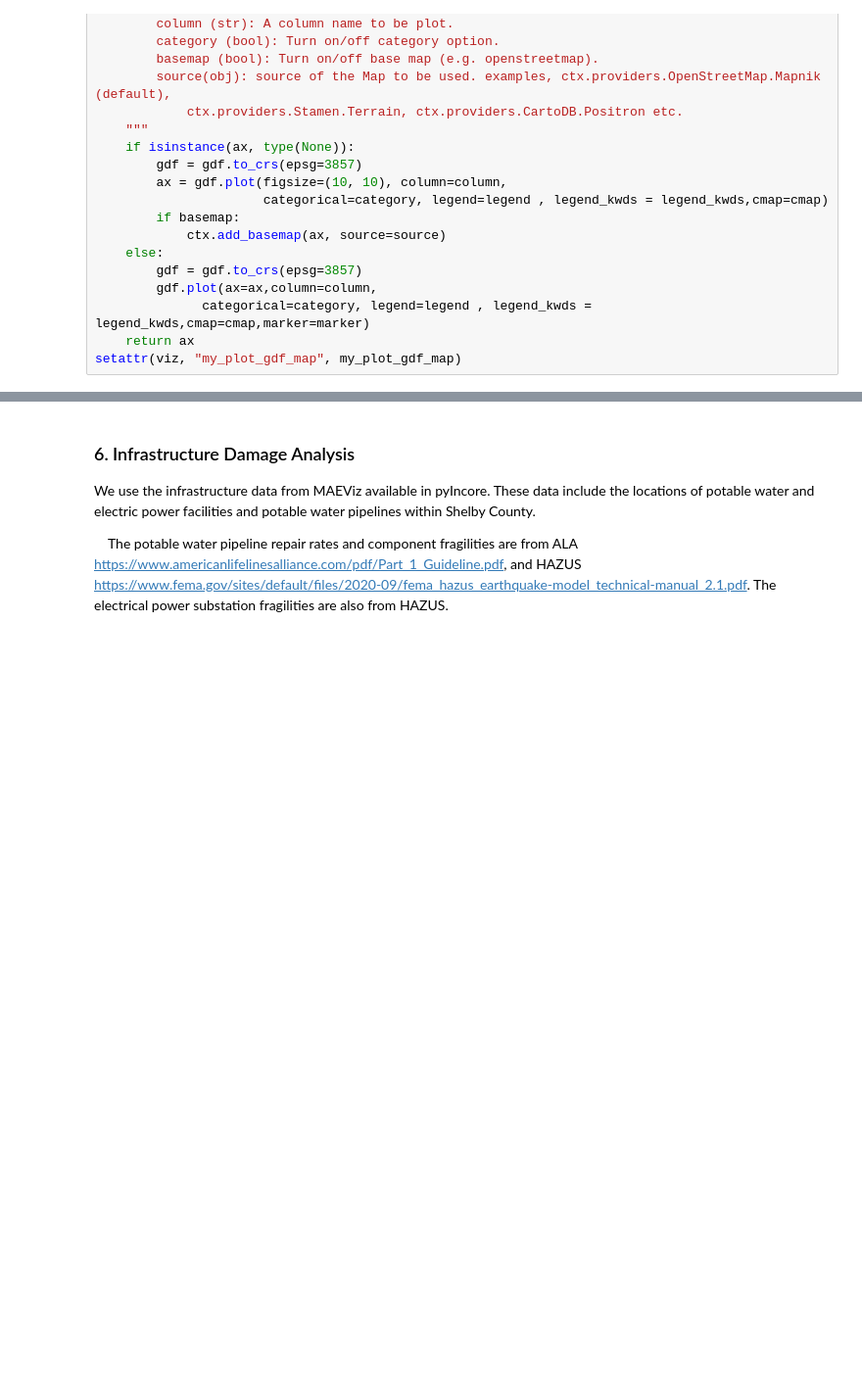
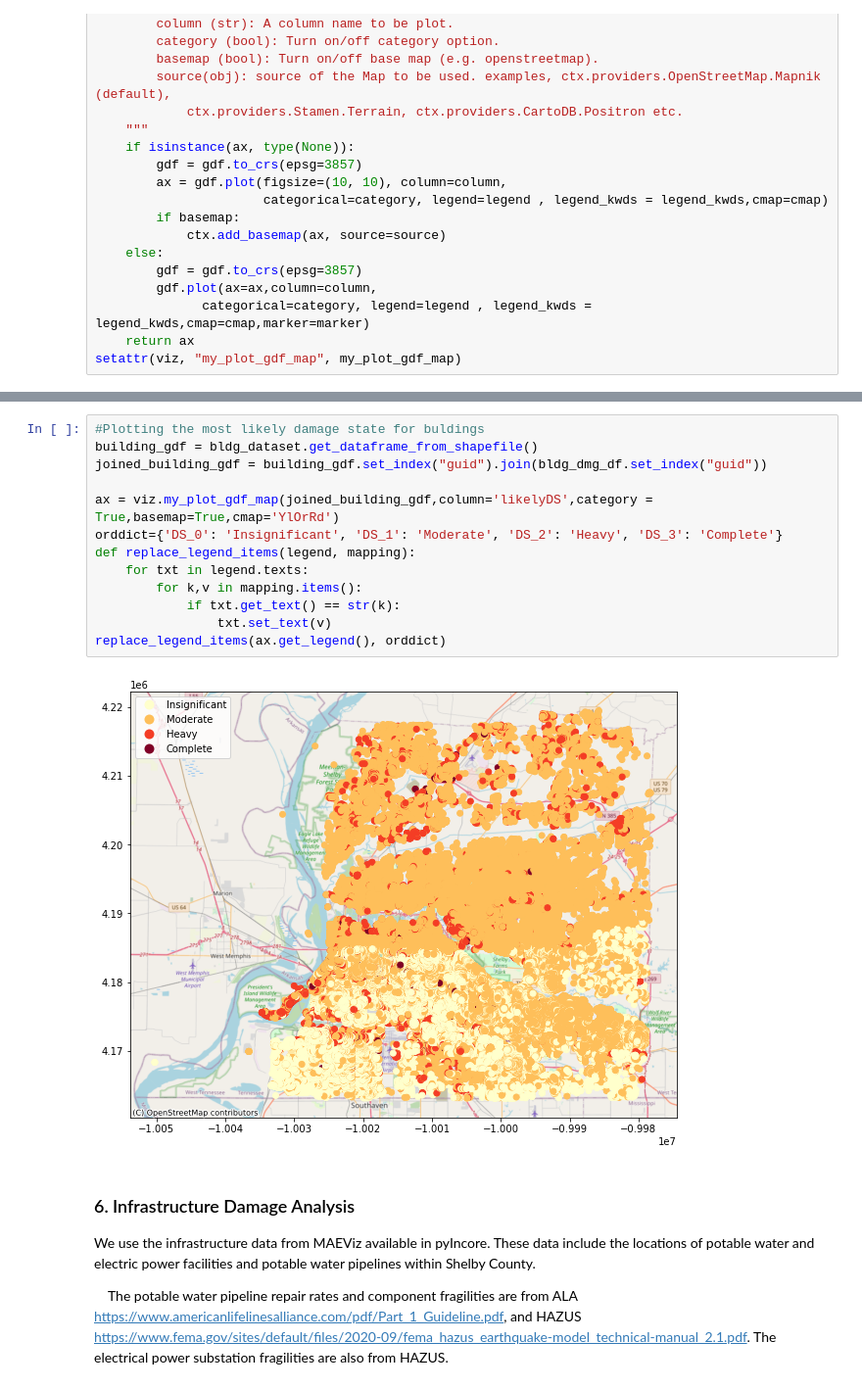
Before and after one commit to IN-CORE/incore-docs, a Jupyter notebook: manual_jb/content/notebooks/MMSA_testbed/MMSA_Seismic_Functionality_Analysis_for_Interdependent_Buildings-Water-Power_using_Fragility_and_Repair_Rate_Curves.ipynb, the cells around one changed output, grey strips where cells are left out. Shown at 98% size. Cells and saved outputs as stored; diff of their text form; blank space fills up the shorter version.

```diff
--- a/manual_jb/content/notebooks/MMSA_testbed/MMSA_Seismic_Functionality_Analysis_for_Interdependent_Buildings-Water-Power_using_Fragility_and_Repair_Rate_Curves.ipynb
+++ b/manual_jb/content/notebooks/MMSA_testbed/MMSA_Seismic_Functionality_Analysis_for_Interdependent_Buildings-Water-Power_using_Fragility_and_Repair_Rate_Curves.ipynb
@@ -216,3 +227,18 @@ replace_legend_items(ax.get_legend(), orddict)
+# %%
+#Plotting the most likely damage state for buldings
+building_gdf = bldg_dataset.get_dataframe_from_shapefile()
+joined_building_gdf = building_gdf.set_index("guid").join(bldg_dmg_df.set_index("guid"))
+
+ax = viz.my_plot_gdf_map(joined_building_gdf,column='likelyDS',category = True,basemap=True,cmap='YlOrRd')
+orddict={'DS_0': 'Insignificant', 'DS_1': 'Moderate', 'DS_2': 'Heavy', 'DS_3': 'Complete'}
+def replace_legend_items(legend, mapping):
+    for txt in legend.texts:
+        for k,v in mapping.items():
+            if txt.get_text() == str(k):
+                txt.set_text(v)
+replace_legend_items(ax.get_legend(), orddict)
+# %% [output]
+[figure, added]
 # %% [markdown]
 ### 6. Infrastructure Damage Analysis
 
```
Also changed, not shown: parts of 29 cells of this notebook, 2 other files.
